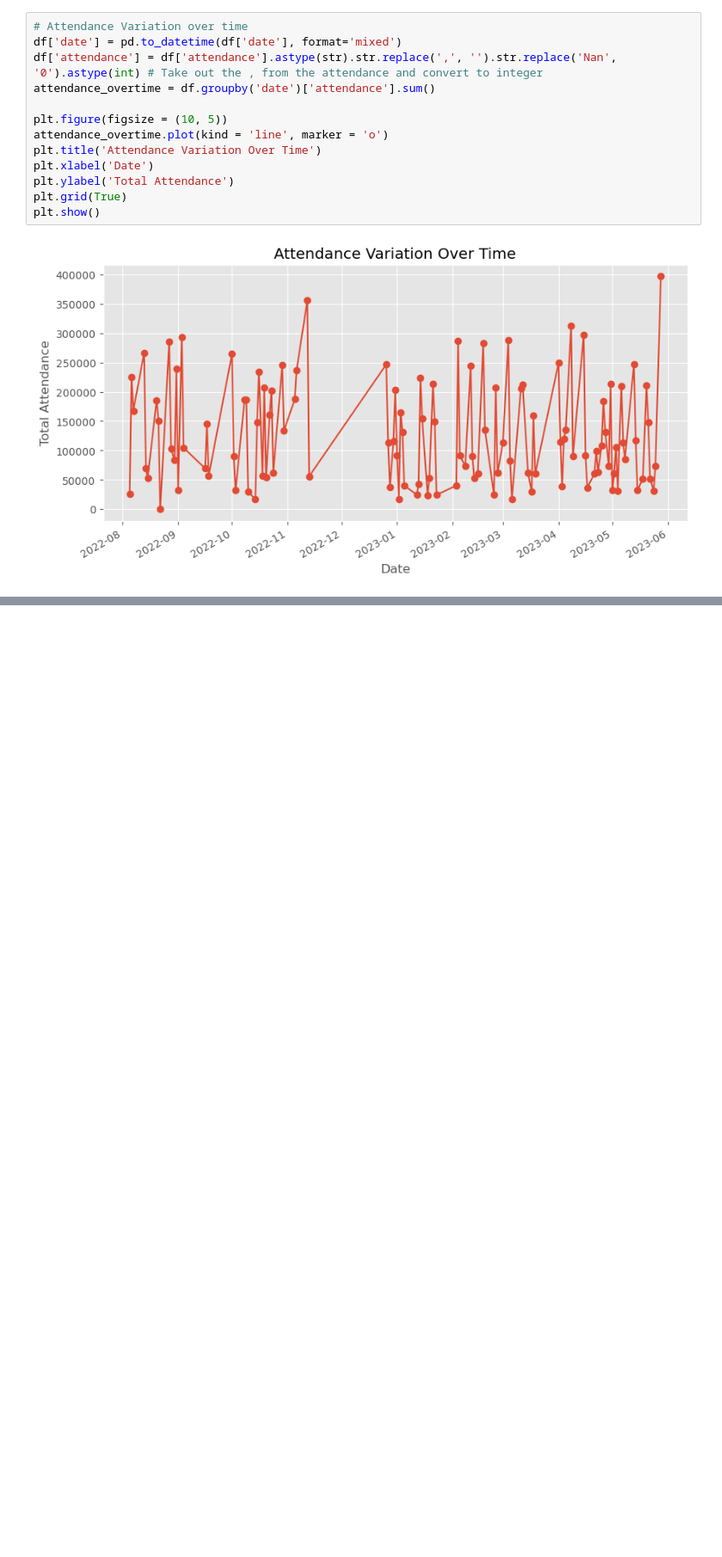
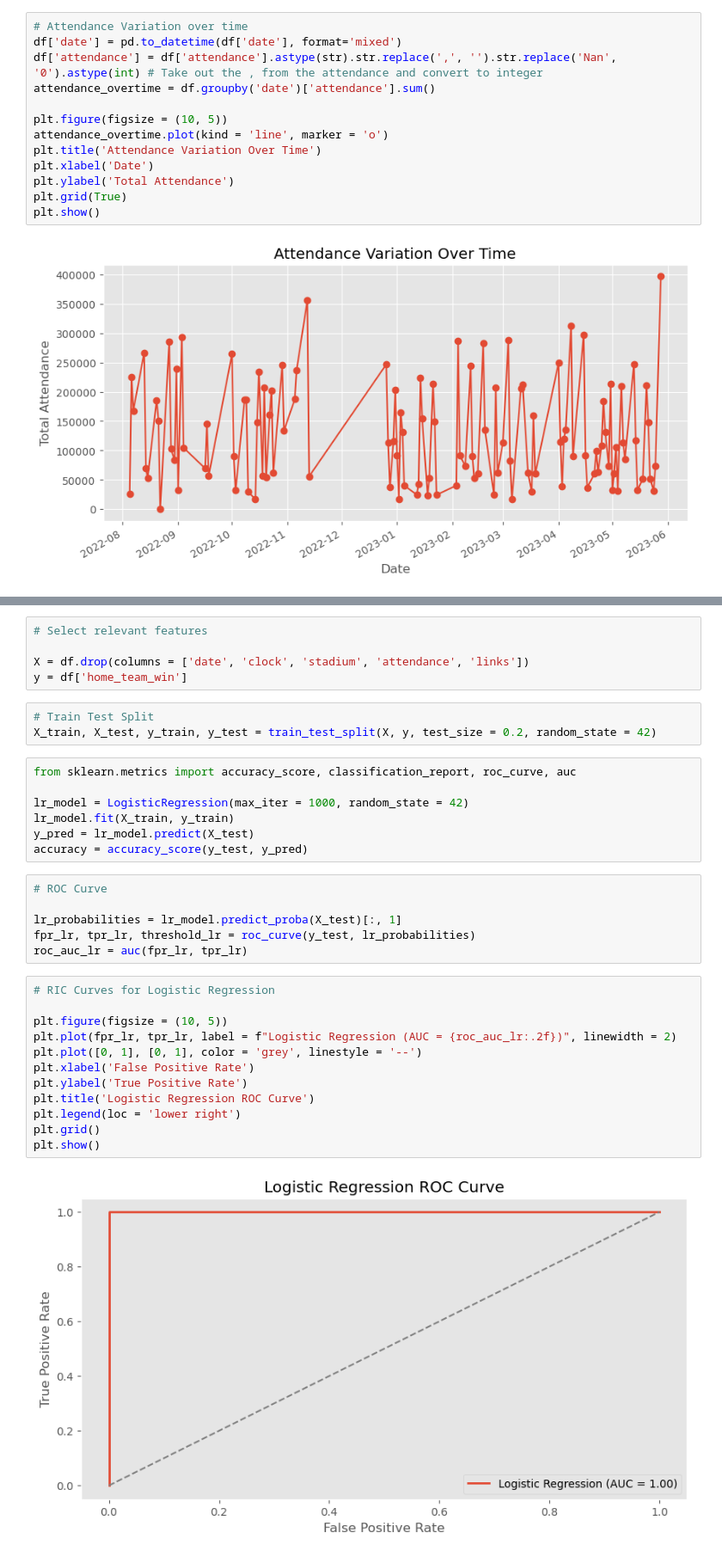
Before and after one commit to Snkiha/Premier-League-Win-Prediction, a Jupyter notebook: premierLeague_LogR.ipynb, the cells around one changed output, grey strips where cells are left out. Shown at 86% size. Saved outputs shown, nothing was run; the diff lists cells and outputs as text; blank space fills up the shorter version.

```diff
--- a/premierLeague_LogR.ipynb
+++ b/premierLeague_LogR.ipynb
@@ -192,0 +179,35 @@ df[['Home Team', 'Goals Home', 'Away Team', 'Away Goals', 'target']].head()
+# %%
+# Select relevant features
+
+X = df.drop(columns = ['date', 'clock', 'stadium', 'attendance', 'links'])
+y = df['home_team_win']
+# %%
+# Train Test Split
+X_train, X_test, y_train, y_test = train_test_split(X, y, test_size = 0.2, random_state = 42)
+# %%
+from sklearn.metrics import accuracy_score, classification_report, roc_curve, auc
+
+lr_model = LogisticRegression(max_iter = 1000, random_state = 42)
+lr_model.fit(X_train, y_train)
+y_pred = lr_model.predict(X_test)
+accuracy = accuracy_score(y_test, y_pred)
+# %%
+# ROC Curve
+
+lr_probabilities = lr_model.predict_proba(X_test)[:, 1]
+fpr_lr, tpr_lr, threshold_lr = roc_curve(y_test, lr_probabilities)
+roc_auc_lr = auc(fpr_lr, tpr_lr)
+# %%
+# RIC Curves for Logistic Regression
+
+plt.figure(figsize = (10, 5))
+plt.plot(fpr_lr, tpr_lr, label = f"Logistic Regression (AUC = {roc_auc_lr:.2f})", linewidth = 2)
+plt.plot([0, 1], [0, 1], color = 'grey', linestyle = '--')
+plt.xlabel('False Positive Rate')
+plt.ylabel('True Positive Rate')
+plt.title('Logistic Regression ROC Curve')
+plt.legend(loc = 'lower right')
+plt.grid()
+plt.show()
+# %% [output]
+[figure, added]
```
Also changed, not shown: parts of 18 cells of this notebook.
